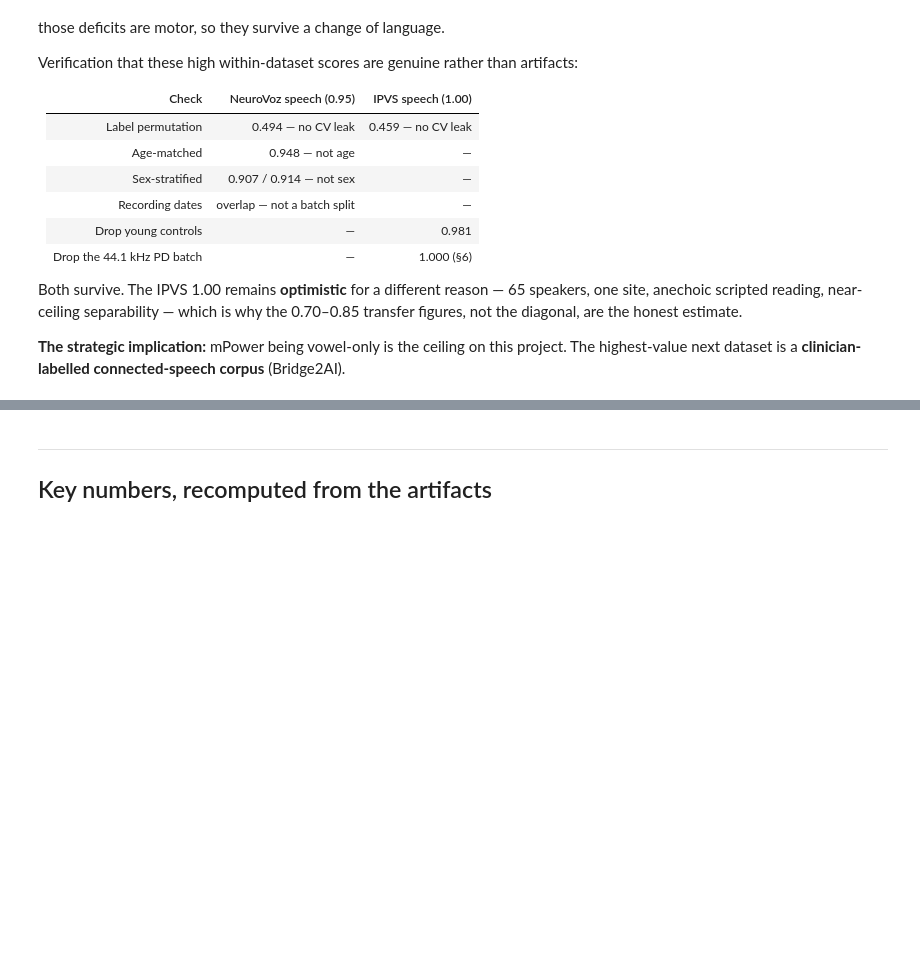
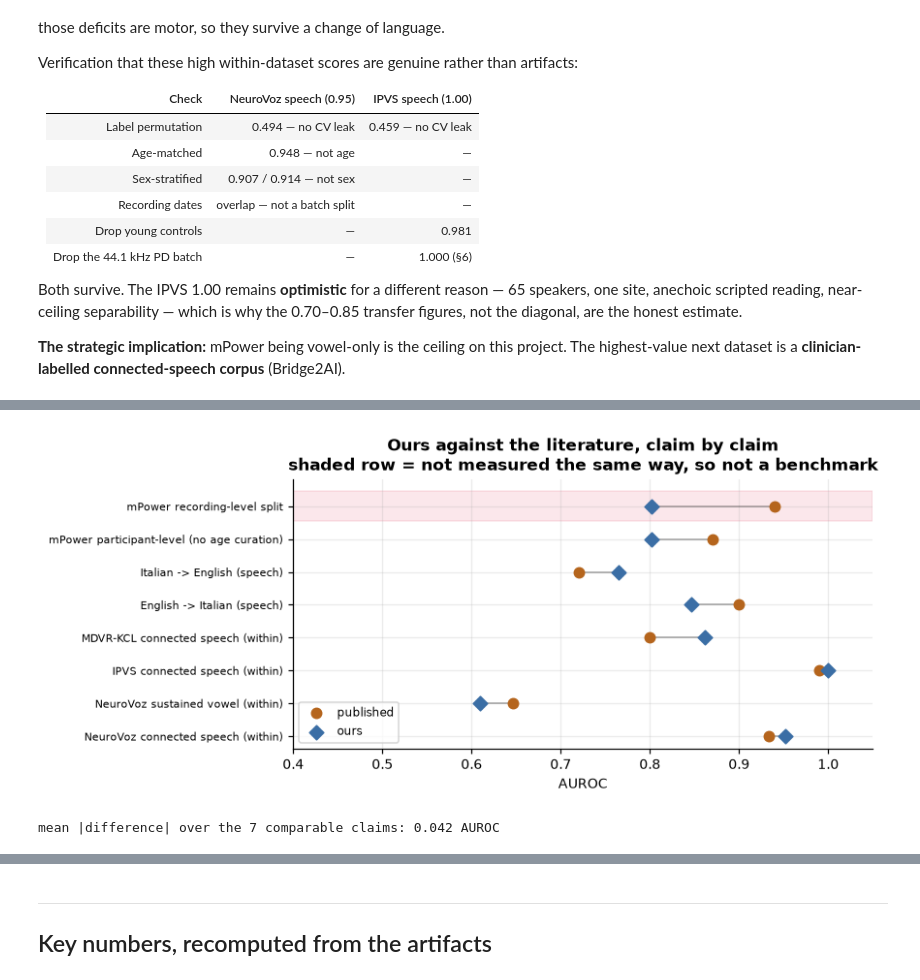
Before and after one commit to uaday/crosslingual-pd-voice, a Jupyter notebook: notebooks/50_data_and_results.ipynb, the cells around one changed output, grey strips where cells are left out. Drawn from its saved outputs; the diff is of its cells as text; code cells hidden in the pictures; blank space fills up the shorter version.

```diff
--- a/notebooks/50_data_and_results.ipynb
+++ b/notebooks/50_data_and_results.ipynb
@@ -2062,0 +2170,11 @@ highest-value next dataset is a **clinician-labelled connected-speech corpus** (
+# %%
+if have("literature_comparison.json"):
+    lc = cited("literature_comparison.json")
+    L = pd.DataFrame(lc["rows"])
+    show = L[["claim", "task", "published", "published_sd", "ours", "delta",
+              "verdict", "comparability", "source"]]
+    display(show.round(3))
+    print(f"comparable claims : {lc['n_comparable']} of {lc['n_claims']}")
+    print(f"mean |difference| : {lc['mean_abs_delta']:.3f} AUROC")
+else:
+    print("run scripts/literature_comparison.py")
@@ -2062,0 +2193,26 @@ highest-value next dataset is a **clinician-labelled connected-speech corpus** (
+# %%
+if have("literature_comparison.json"):
+    L = pd.DataFrame(cited("literature_comparison.json")["rows"]).dropna(subset=["ours"])
+    ok = L[L.comparability != "NOT comparable"]
+    bad = L[L.comparability == "NOT comparable"]
+
+    fig, ax = plt.subplots(figsize=(8, 3.6))
+    y = np.arange(len(L))
+    ax.scatter(L.published, y, s=46, color=SPEC, label="published", zorder=3)
+    ax.scatter(L.ours, y, s=46, color=WAVE, marker="D", label="ours", zorder=3)
+    for i, r in enumerate(L.itertuples()):
+        ax.plot([r.published, r.ours], [i, i], color="k", lw=1, alpha=.35, zorder=2)
+    for i in bad.index:
+        ax.axhspan(i - .45, i + .45, color="crimson", alpha=.10, zorder=1)
+    ax.set_yticks(y)
+    ax.set_yticklabels([c[:46] for c in L.claim], fontsize=7.5)
+    ax.set_xlabel("AUROC"); ax.set_xlim(0.4, 1.05); ax.legend(fontsize=8, loc="lower left")
+    ax.set_title("Ours against the literature, claim by claim\n"
+                 "shaded row = not measured the same way, so not a benchmark",
+                 fontweight="bold")
+    fig.tight_layout(); plt.show()
+    print(f"mean |difference| over the {len(ok)} comparable claims: "
+          f"{ok.delta.abs().mean():.3f} AUROC")
+# %% [output]
+[figure, added]
+mean |difference| over the 7 comparable claims: 0.042 AUROC
```
Also changed, not shown: parts of 8 cells of this notebook, 2 other files.
